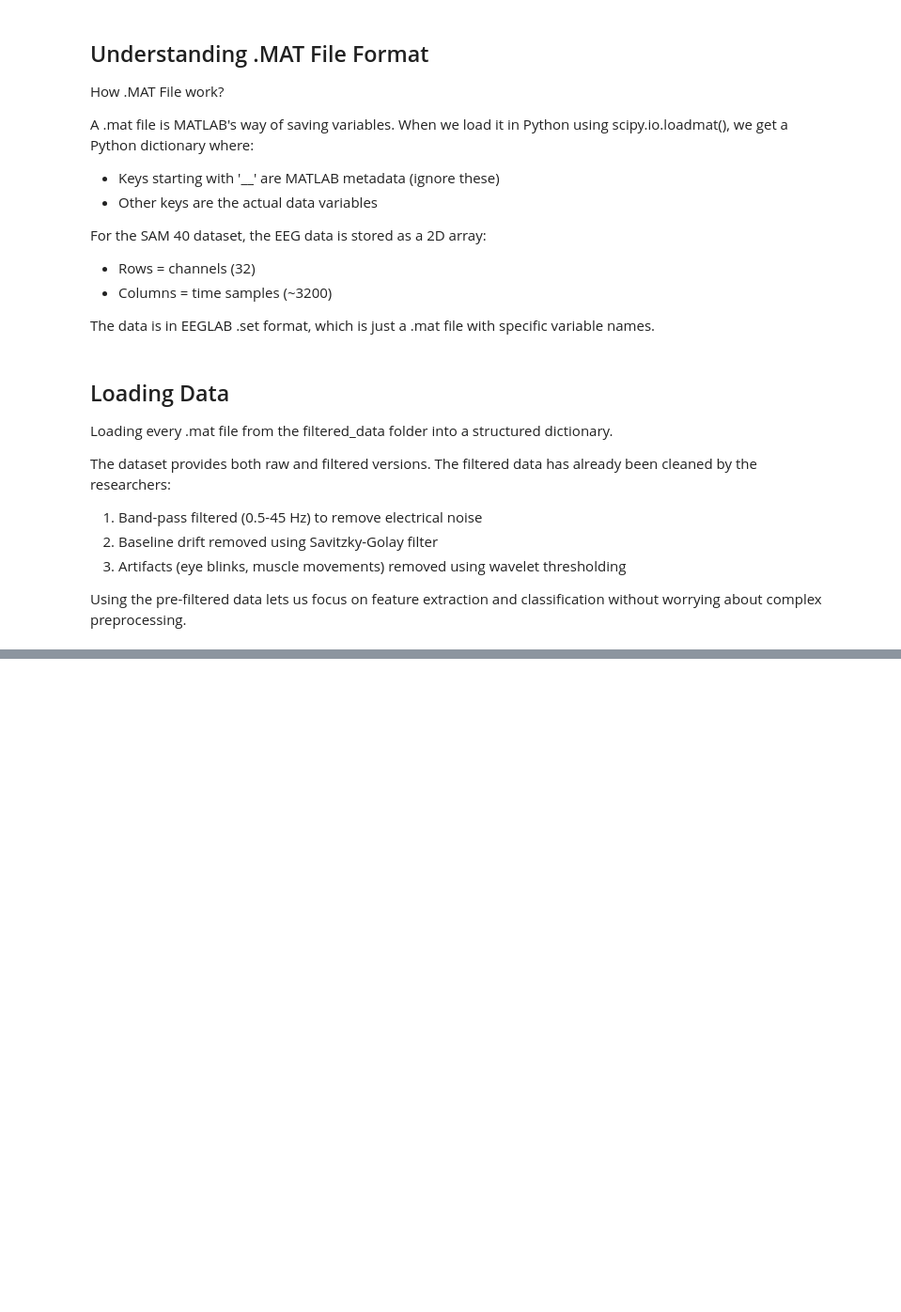
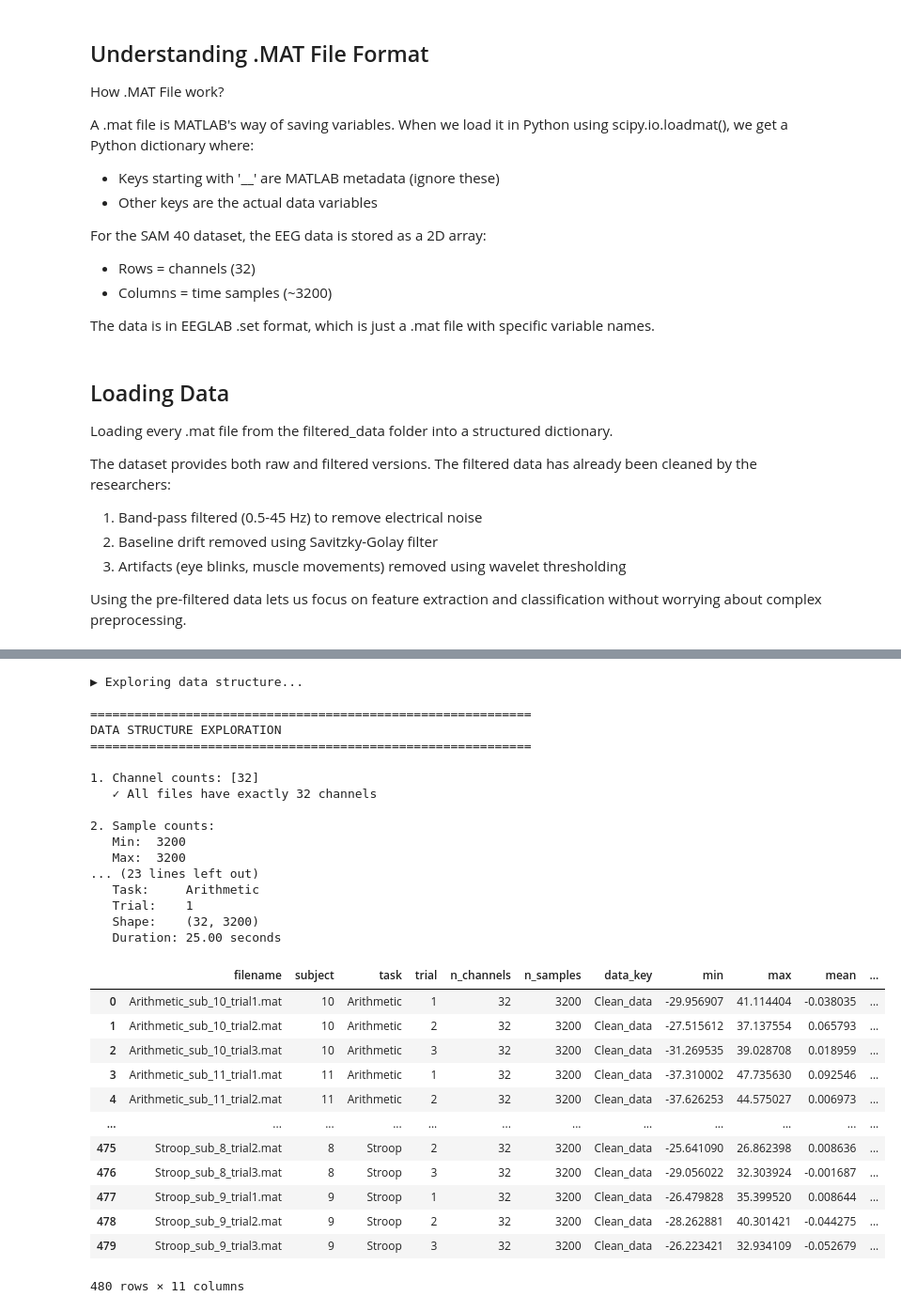
Before and after one commit to NTarun-111/EEG-Stress-Classification, a Jupyter notebook: Notebooks/Data_Exploration.ipynb, the cells around one changed output, grey strips where cells are left out. Shown at 94% size. Saved outputs shown, nothing was run; the diff lists cells and outputs as text; code cells hidden in the pictures; blank space fills up the shorter version.

Commit message:
Updated Data Exploration

```diff
--- a/Notebooks/Data_Exploration.ipynb
+++ b/Notebooks/Data_Exploration.ipynb
@@ -38,10 +38,10 @@ plt.rcParams.update({
 # %%
 # Path location:
 
-DATA_DIR = os.path.join(r"C:\Users\hibro\OneDrive\Desktop\Desktop_Files\Projects\Python\ML_Models\Cognitive_Stress_Classification\EEG-Stress-Classification", "\Data", "SAM40")
+DATA_DIR = os.path.join("..", "Data", "SAM40")
 print(DATA_DIR)
 
-OUTPUT_DIR = os.path.join(r"C:\Users\hibro\OneDrive\Desktop\Desktop_Files\Projects\Python\ML_Models\Cognitive_Stress_Classification\EEG-Stress-Classification", "\Results", "phase1")
+OUTPUT_DIR = os.path.join("..", "Results", "phase1")
 os.makedirs(OUTPUT_DIR, exist_ok=True)
 print(OUTPUT_DIR)
 # %% [output]
@@ -310,0 +862,11 @@ def load_all_data(data_dir):
+# %%
+# Load all Data
+
+print(f"\n▶ Loading data from: {DATA_DIR}")
+data_dict, file_info_df = load_all_data(DATA_DIR)
+
+if data_dict is None:
+    print("\n⚠ Could not load data. Please check DATA_DIR path.")
+    print(f"  Current path: {os.path.abspath(DATA_DIR)}")
+    print(f"  Expected structure: {DATA_DIR}/filtered_data/*.mat")
+    exit(1)
@@ -310,0 +893,36 @@ def load_all_data(data_dir):
+# %%
+# Exploring Structure
+
+print(f"\n▶ Exploring data structure...")
+explore_structure(data_dict, file_info_df)
+# %% [output]
+▶ Exploring data structure...
+
+============================================================
+DATA STRUCTURE EXPLORATION
+============================================================
+
+1. Channel counts: [32]
+   ✓ All files have exactly 32 channels
+
+2. Sample counts:
+   Min:  3200
+   Max:  3200
+... (23 lines left out)
+   Task:     Arithmetic
+   Trial:    1
+   Shape:    (32, 3200)
+   Duration: 25.00 seconds
+|  | filename | subject | task | trial | n_channels | n_samples | data_key | min | max | mean | ... |
+| 0 | Arithmetic_sub_10_trial1.mat | 10 | Arithmetic | 1 | 32 | 3200 | Clean_data | -29.956907 | 41.114404 | -0.038035 | ... |
+| 1 | Arithmetic_sub_10_trial2.mat | 10 | Arithmetic | 2 | 32 | 3200 | Clean_data | -27.515612 | 37.137554 | 0.065793 | ... |
+| 2 | Arithmetic_sub_10_trial3.mat | 10 | Arithmetic | 3 | 32 | 3200 | Clean_data | -31.269535 | 39.028708 | 0.018959 | ... |
+| 3 | Arithmetic_sub_11_trial1.mat | 11 | Arithmetic | 1 | 32 | 3200 | Clean_data | -37.310002 | 47.735630 | 0.092546 | ... |
+| 4 | Arithmetic_sub_11_trial2.mat | 11 | Arithmetic | 2 | 32 | 3200 | Clean_data | -37.626253 | 44.575027 | 0.006973 | ... |
+| ... | ... | ... | ... | ... | ... | ... | ... | ... | ... | ... | ... |
+| 475 | Stroop_sub_8_trial2.mat | 8 | Stroop | 2 | 32 | 3200 | Clean_data | -25.641090 | 26.862398 | 0.008636 | ... |
+| 476 | Stroop_sub_8_trial3.mat | 8 | Stroop | 3 | 32 | 3200 | Clean_data | -29.056022 | 32.303924 | -0.001687 | ... |
+| 477 | Stroop_sub_9_trial1.mat | 9 | Stroop | 1 | 32 | 3200 | Clean_data | -26.479828 | 35.399520 | 0.008644 | ... |
+| 478 | Stroop_sub_9_trial2.mat | 9 | Stroop | 2 | 32 | 3200 | Clean_data | -28.262881 | 40.301421 | -0.044275 | ... |
+| 479 | Stroop_sub_9_trial3.mat | 9 | Stroop | 3 | 32 | 3200 | Clean_data | -26.223421 | 32.934109 | -0.052679 | ... |
+480 rows × 11 columns
```
Also changed, not shown: parts of 23 cells of this notebook, 6 other files.
